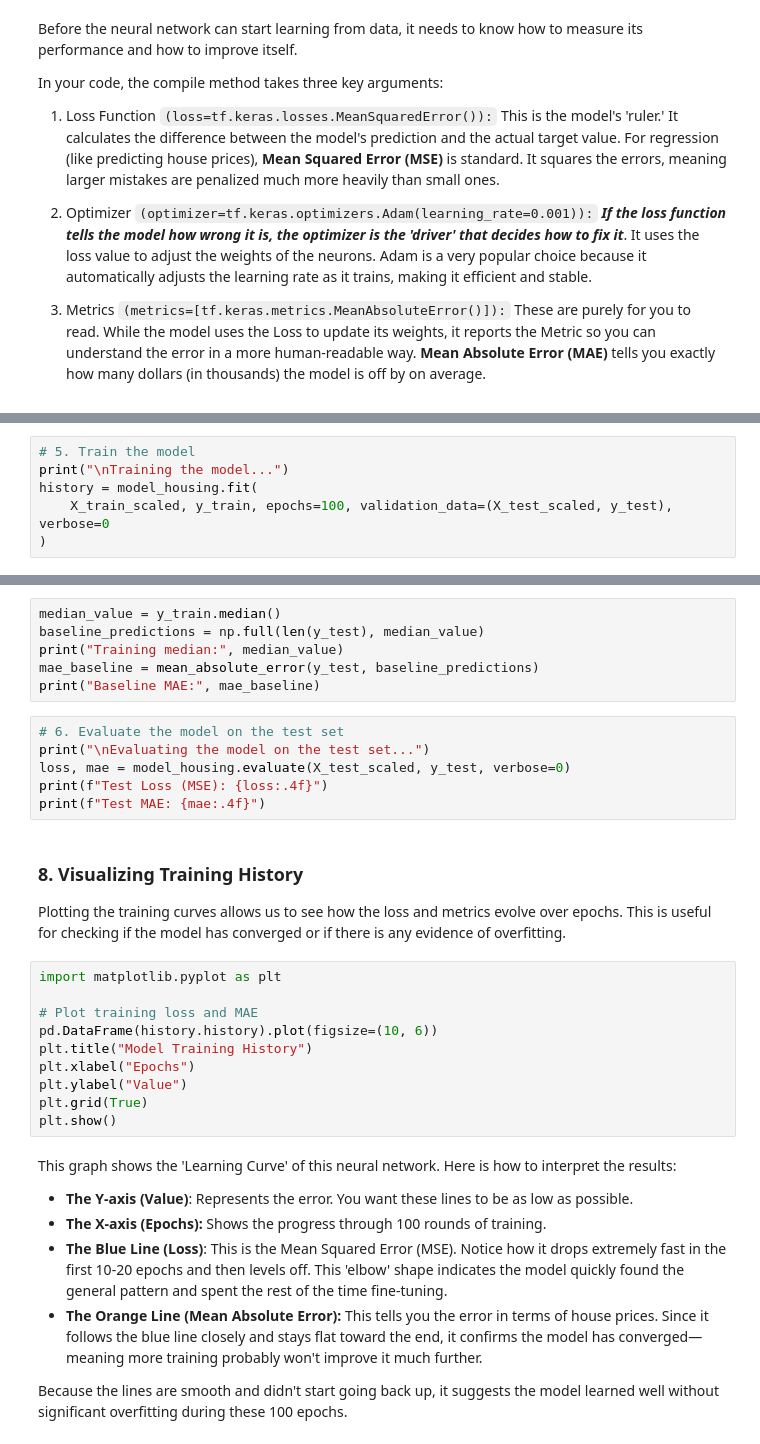
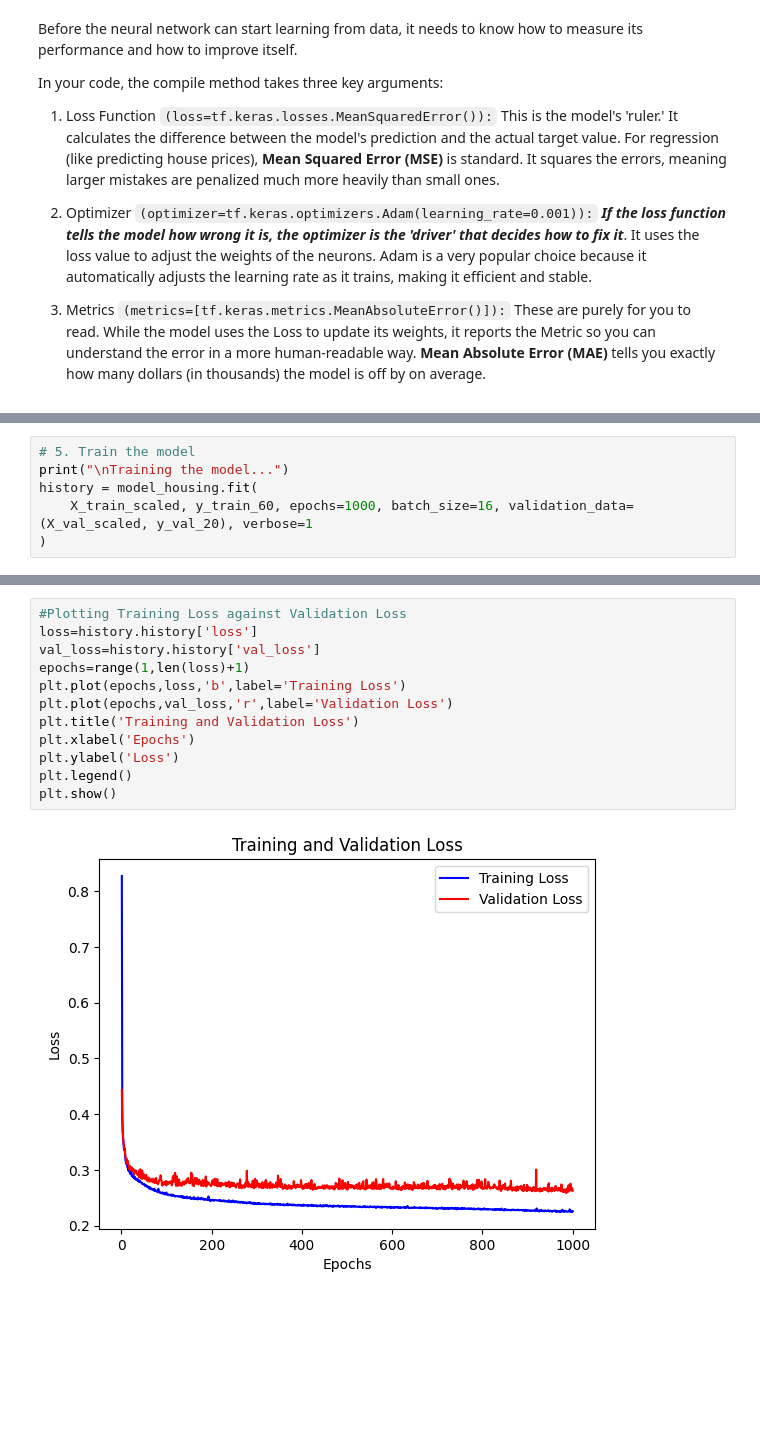
Before and after one commit to Cnshimba/AI_EIARI4A_2026, a Jupyter notebook: week7_exercise_1.ipynb, the cells around one changed output, grey strips where cells are left out. Saved outputs shown, nothing was run; the diff lists cells and outputs as text; blank space fills up the shorter version.

```diff
--- a/week7_exercise_1.ipynb
+++ b/week7_exercise_1.ipynb
@@ -142,0 +207,6 @@ model_housing.compile(
+# %%
+# 5. Train the model
+print("\nTraining the model...")
+history = model_housing.fit(
+    X_train_scaled, y_train_60, epochs=1000, batch_size=16, validation_data=(X_val_scaled, y_val_20), verbose=1
+)
@@ -148,9 +237,3 @@ Here is a breakdown of what happens when you call model_housing.fit():
 * `validation_data=(X_test_scaled, y_test):` This is a crucial addition. By providing this, Keras calculates the loss and MAE on the test data at the end of every epoch. This allows you to monitor if the model is performing well on new data in real-time or if it's starting to overfit (getting better at training data but worse at test data).
 * `verbose=2:` This controls the output style. It prints one line per epoch, showing you the training loss, training MAE, validation loss, and validation MAE so you can track progress.
 * `history:` All the performance numbers from those 100 rounds are saved in this variable, which we later used to plot the learning curves.
-# %%
-# 5. Train the model
-print("\nTraining the model...")
-history = model_housing.fit(
-    X_train_scaled, y_train, epochs=100, validation_data=(X_test_scaled, y_test), verbose=0
-)
@@ -218,35 +240,14 @@ This shows your model is **significantly better than a naive guess**.
-# %%
-median_value = y_train.median()
-baseline_predictions = np.full(len(y_test), median_value)
-print("Training median:", median_value)
-mae_baseline = mean_absolute_error(y_test, baseline_predictions)
-print("Baseline MAE:", mae_baseline)
-# %%
-# 6. Evaluate the model on the test set
-print("\nEvaluating the model on the test set...")
-loss, mae = model_housing.evaluate(X_test_scaled, y_test, verbose=0)
-print(f"Test Loss (MSE): {loss:.4f}")
-print(f"Test MAE: {mae:.4f}")
-# %% [markdown]
-### 8. Visualizing Training History
-
-Plotting the training curves allows us to see how the loss and metrics evolve over epochs. This is useful for checking if the model has converged or if there is any evidence of overfitting.
-# %%
-import matplotlib.pyplot as plt
-
-# Plot training loss and MAE
-pd.DataFrame(history.history).plot(figsize=(10, 6))
-plt.title("Model Training History")
-plt.xlabel("Epochs")
-plt.ylabel("Value")
-plt.grid(True)
-plt.show()
-# %% [markdown]
-This graph shows the 'Learning Curve' of this neural network. Here is how to interpret the results:
-
-* **The Y-axis (Value)**: Represents the error. You want these lines to be as low as possible.
-* **The X-axis (Epochs):** Shows the progress through 100 rounds of training.
-* **The Blue Line (Loss)**: This is the Mean Squared Error (MSE). Notice how it drops extremely fast in the first 10-20 epochs and then levels off. This 'elbow' shape indicates the model quickly found the general pattern and spent the rest of the time fine-tuning.
-* **The Orange Line (Mean Absolute Error):** This tells you the error in terms of house prices. Since it follows the blue line closely and stays flat toward the end, it confirms the model has converged—meaning more training probably won't improve it much further.
-
-Because the lines are smooth and didn't start going back up, it suggests the model learned well without significant overfitting during these 100 epochs.
+# %%
+#Plotting Training Loss against Validation Loss
+loss=history.history['loss']
+val_loss=history.history['val_loss']
+epochs=range(1,len(loss)+1)
+plt.plot(epochs,loss,'b',label='Training Loss')
+plt.plot(epochs,val_loss,'r',label='Validation Loss')
+plt.title('Training and Validation Loss')
+plt.xlabel('Epochs')
+plt.ylabel('Loss')
+plt.legend()
+plt.show()
+# %% [output]
+[figure, added]
```
Also changed, not shown: parts of 15 cells of this notebook.
